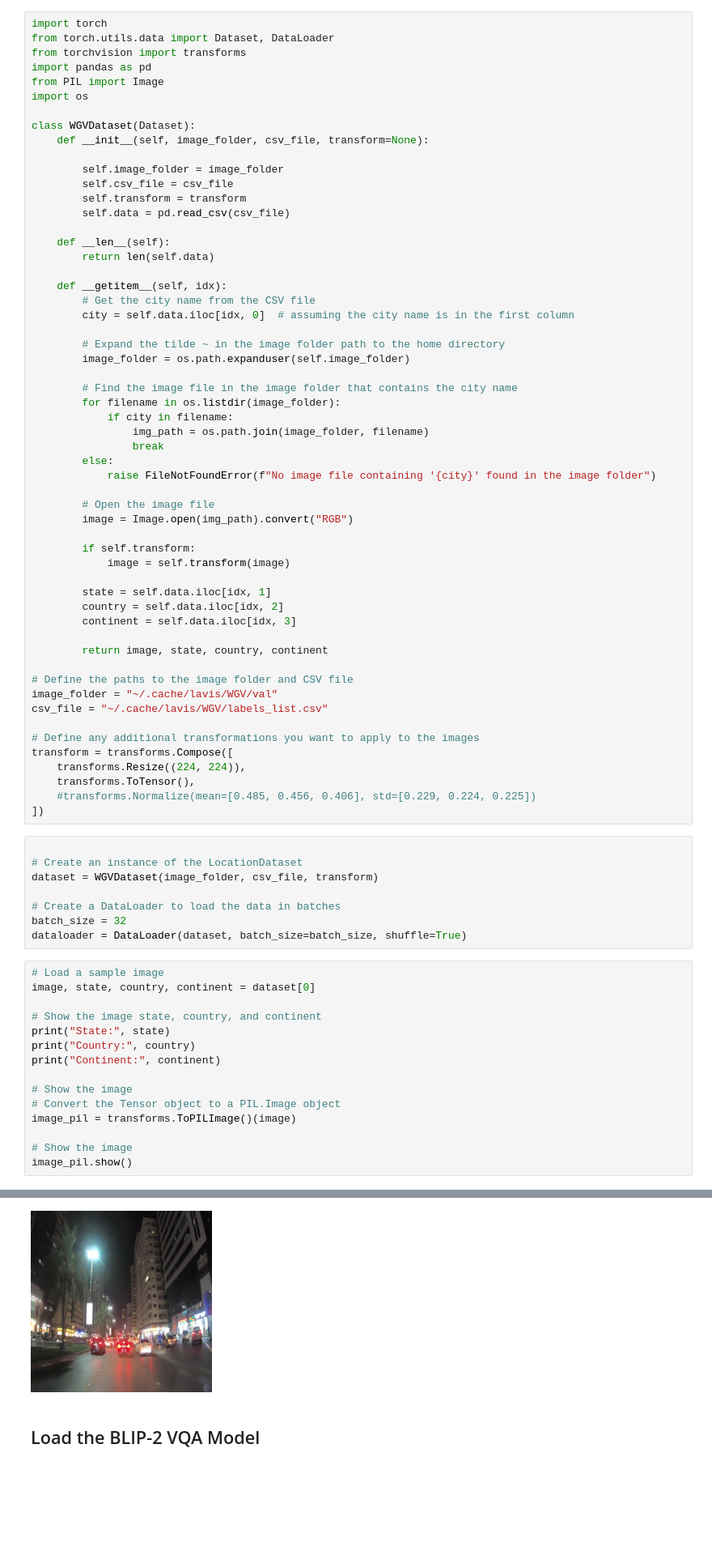
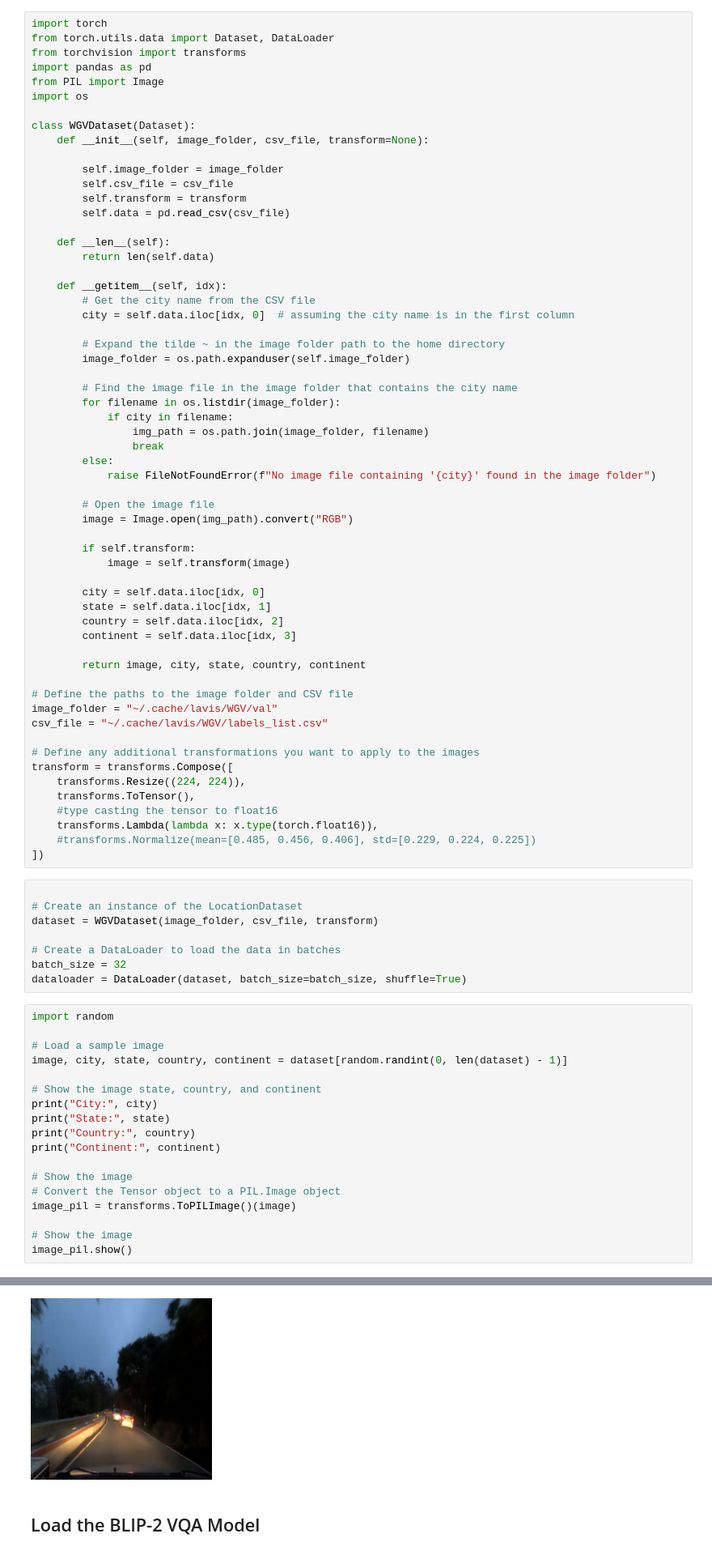
Before and after one commit to Ommos92/LAVIS, a Jupyter notebook: projects/blip2/blip2_geo_location.ipynb, the cells around one changed output, grey strips where cells are left out. Shown: that part at 81% size. Drawn from its saved outputs; the diff is of its cells as text; blank space fills up the shorter version.

```diff
--- a/projects/blip2/blip2_geo_location.ipynb
+++ b/projects/blip2/blip2_geo_location.ipynb
@@ -43,11 +43,12 @@ class WGVDataset(Dataset):
         if self.transform:
             image = self.transform(image)
 
+        city = self.data.iloc[idx, 0]
         state = self.data.iloc[idx, 1]
         country = self.data.iloc[idx, 2]
         continent = self.data.iloc[idx, 3]
 
-        return image, state, country, continent
+        return image, city, state, country, continent
 
 # Define the paths to the image folder and CSV file
 image_folder = "~/.cache/lavis/WGV/val"
@@ -57,6 +58,8 @@ csv_file = "~/.cache/lavis/WGV/labels_list.csv"
 transform = transforms.Compose([
     transforms.Resize((224, 224)),
     transforms.ToTensor(),
+    #type casting the tensor to float16
+    transforms.Lambda(lambda x: x.type(torch.float16)),
     #transforms.Normalize(mean=[0.485, 0.456, 0.406], std=[0.229, 0.224, 0.225])
 ])
 # %%
@@ -68,10 +71,13 @@ dataset = WGVDataset(image_folder, csv_file, transform)
 batch_size = 32
 dataloader = DataLoader(dataset, batch_size=batch_size, shuffle=True)
 # %%
+import random
+
 # Load a sample image
-image, state, country, continent = dataset[0]
+image, city, state, country, continent = dataset[random.randint(0, len(dataset) - 1)]
 
 # Show the image state, country, and continent
+print("City:", city)
 print("State:", state)
 print("Country:", country)
 print("Continent:", continent)
@@ -88,5 +95,5 @@ Country: United_Arab_Emirates
 Continent: Asia
-[figure, old version]
+[figure, new version]
 # %% [markdown]
 ## Load the BLIP-2 VQA Model
 # %%
```
Also changed, not shown: parts of 8 cells of this notebook.
